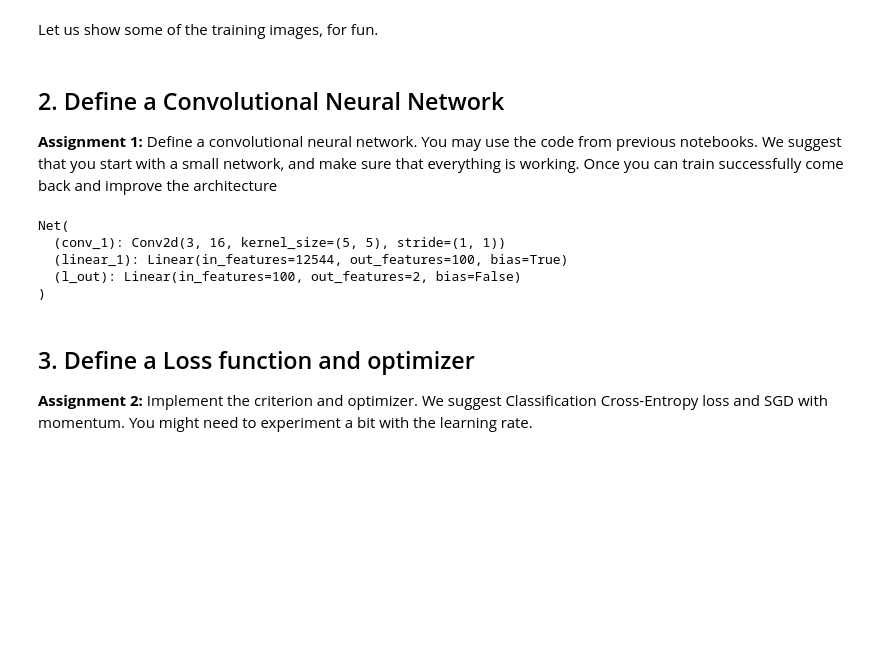
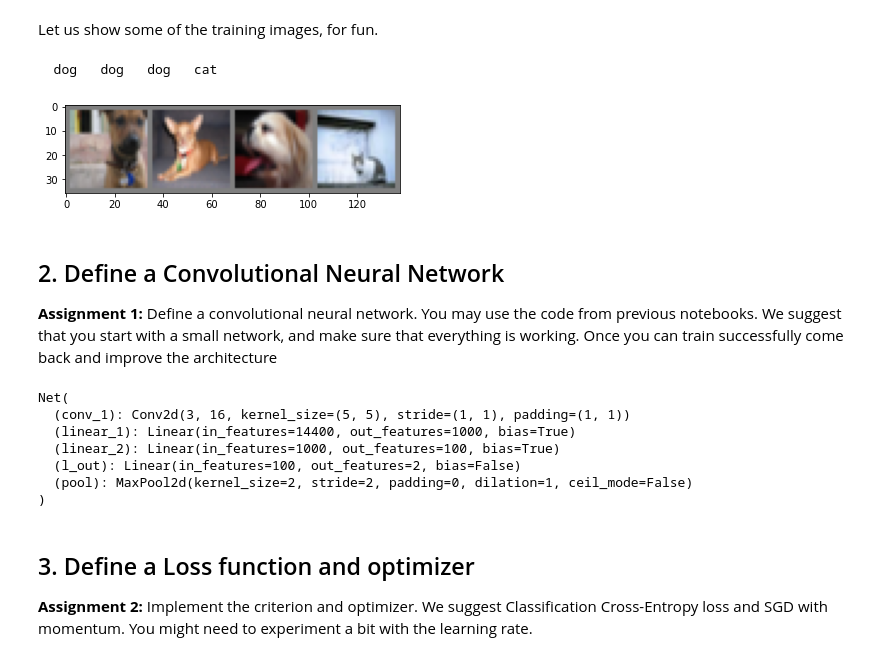
Before and after one commit to Carditis/02456-deep-learning-with-PyTorch, a Jupyter notebook: 4_Convolutional/4.3-EXE-CIFAR-10.ipynb, the cells around one changed output. Cells and saved outputs as stored; diff of their text form; code cells hidden in the pictures; blank space fills up the shorter version.

```diff
--- a/4_Convolutional/4.3-EXE-CIFAR-10.ipynb
+++ b/4_Convolutional/4.3-EXE-CIFAR-10.ipynb
@@ -130,23 +130,26 @@ Let us show some of the training images, for fun.
 # %%
 # Run this cell multiple time to see more samples
 
 #KERNEL DIES WHEN I TRY TO RUN IT
 
-#def imshow(img):
-#    """ show an image """
-#    img = img / 2 + 0.5 # unnormalize
-#    npimg = img.numpy()
-#    plt.imshow(np.transpose(npimg, (1, 2, 0)))
+def imshow(img):
+    """ show an image """
+    img = img / 2 + 0.5 # unnormalize
+    npimg = img.numpy()
+    plt.imshow(np.transpose(npimg, (1, 2, 0)))
 
 
 # get some random training images
-#images, labels = train_data_iter.next()
+images, labels = train_data_iter.next()
 
 # show images
-#imshow(torchvision.utils.make_grid(images))
+imshow(torchvision.utils.make_grid(images))
 
 # print labels
-#print(' '.join('%5s' % classes[labels[j]] for j in range(4)))
+print(' '.join('%5s' % classes[labels[j]] for j in range(4)))
+# %% [output]
+  dog   dog   dog   cat
+[figure, added]
 # %% [markdown]
 ## 2. Define a Convolutional Neural Network
 
@@ -178,8 +181,9 @@ width = x.shape[3]
 num_filters_conv1 = 16
 kernel_size_conv1 = 5 # [height, width]
 stride_conv1 = 1 # [stride_height, stride_width]
-num_l1 = 100
-padding_conv1 = 0
+num_l1 = 1000
+num_l2 = 100
+padding_conv1 = 1
 
 def compute_conv_dim(dim_size):
     return int((dim_size - kernel_size_conv1 + 2 * padding_conv1) / stride_conv1 + 1)
@@ -202,30 +206,37 @@ class Net(nn.Module):
         self.linear_1 = Linear(in_features=self.l1_in_features,
                           out_features=num_l1,
                           bias=True)
+        self.linear_2 = Linear(in_features=num_l1, out_features=num_l2, bias=True)
 
-        self.l_out = Linear(in_features=num_l1,
+        self.l_out = Linear(in_features=num_l2,
                             out_features=num_classes,
                             bias=False)
-
+        self.pool = nn.MaxPool2d(2, 2)
         # Your code here!
 
     def forward(self, x):
         x = relu(self.conv_1(x))
+        #x = self.pool(relu(self.conv_1(x)))
+
         x = x.view(-1, self.l1_in_features)
         x = relu(self.linear_1(x))
-        x = softmax(self.l_out(x))
+        x = relu(self.linear_2(x))
+        x = softmax(self.l_out(x), dim=1)
 
         # Your code here!
         return x
 
 
 net = Net(len(used_categories))
+net.cuda()
 print(net)
 # %% [output]
 Net(
-  (conv_1): Conv2d(3, 16, kernel_size=(5, 5), stride=(1, 1))
-  (linear_1): Linear(in_features=12544, out_features=100, bias=True)
+  (conv_1): Conv2d(3, 16, kernel_size=(5, 5), stride=(1, 1), padding=(1, 1))
+  (linear_1): Linear(in_features=14400, out_features=1000, bias=True)
+  (linear_2): Linear(in_features=1000, out_features=100, bias=True)
   (l_out): Linear(in_features=100, out_features=2, bias=False)
+  (pool): MaxPool2d(kernel_size=2, stride=2, padding=0, dilation=1, ceil_mode=False)
 )
 # %% [markdown]
 ## 3. Define a Loss function and optimizer
```
Also changed, not shown: parts of 4 cells of this notebook, 1 other file.
